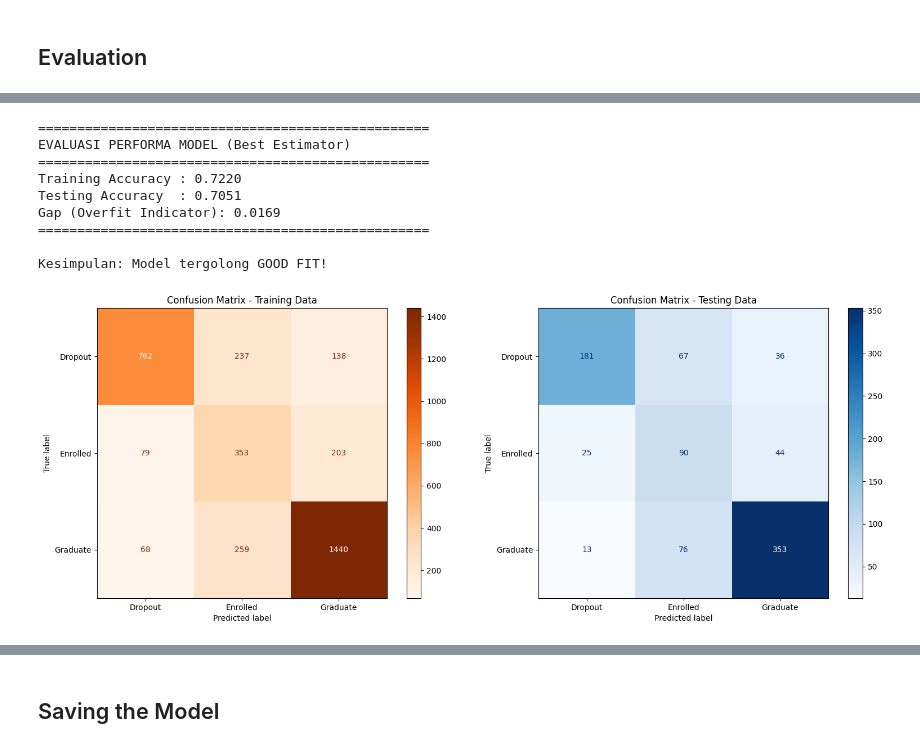
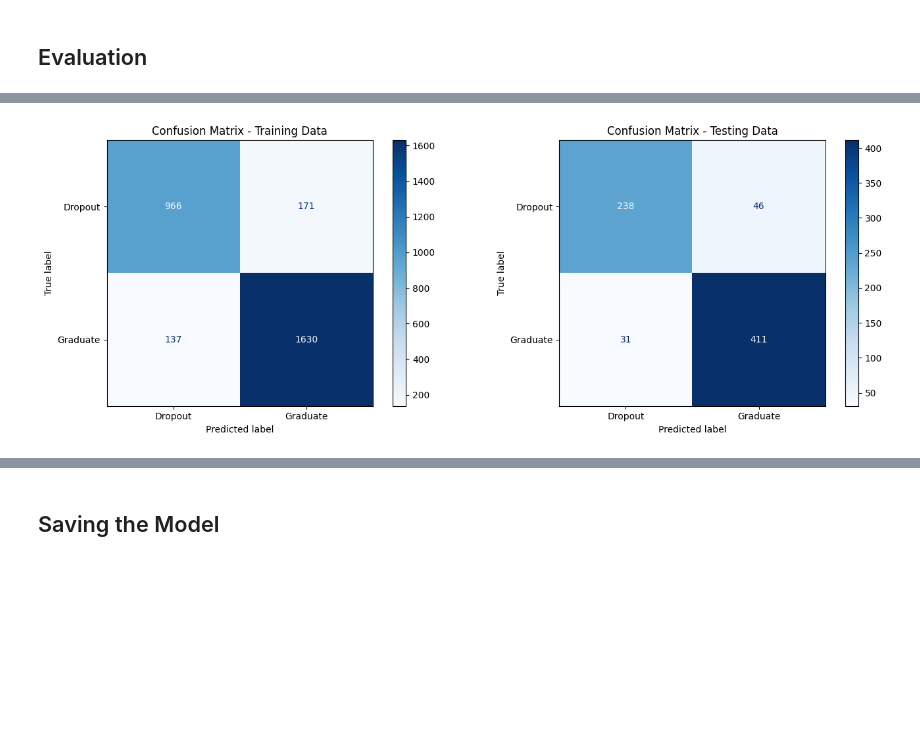
Before and after one commit to fafnir96/Jaya-Institute, a Jupyter notebook: notebook.ipynb, the cells around one changed output, grey strips where cells are left out. Cells and saved outputs as stored; diff of their text form; code cells hidden in the pictures; blank space fills up the shorter version.

Commit message:
retrain model

```diff
--- a/notebook.ipynb
+++ b/notebook.ipynb
@@ -141,12 +297,14 @@ plt.show()
 # %%
 # Encoding Target Variable
-target_mapping = {'Dropout': 0, 'Enrolled': 1, 'Graduate': 2}
-df['Status_Encoded'] = df['Status'].map(target_mapping)
+target_mapping = {'Dropout': 0, 'Graduate': 1}
+df_model['Status_Encoded'] = df_model['Status'].map(target_mapping)
 
-X = df.drop(['Status', 'Status_Encoded'], axis=1)
-y = df['Status_Encoded']
+X = df_model.drop(['Status', 'Status_Encoded'], axis=1)
+y = df_model['Status_Encoded']
 
-X_train, X_test, y_train, y_test = train_test_split(X, y, test_size=0.2, random_state=42, stratify=y)
-print("Training data shape:", X_train.shape)
-print("Testing data shape:", X_test.shape)
+X_train, X_test, y_train, y_test = train_test_split(
+    X, y, test_size=0.2, random_state=42, stratify=y
+)
+print(f"\nTraining data shape: {X_train.shape}")
+print(f"Testing data shape: {X_test.shape}")
 # %% [output]
@@ -244,43 +426,18 @@ weighted avg       0.74      0.71      0.72       885
 # %%
-print("=" * 50)
-print("EVALUASI PERFORMA MODEL (Best Estimator)")
-print("=" * 50)
-print(f"Training Accuracy : {train_accuracy:.4f}")
-print(f"Testing Accuracy  : {test_accuracy:.4f}")
-print(f"Gap (Overfit Indicator): {train_accuracy - test_accuracy:.4f}")
-print("=" * 50)
+# Confusion Matrix - Training dan Testing
+fig, axes = plt.subplots(1, 2, figsize=(14, 5))
 
-gap = train_accuracy - test_accuracy
-if gap > 0.10:
-    print("\nKesimpulan: Model terindikasi OVERFITTING.")
-elif gap > 0.05:
-    print("\nKesimpulan: Model SEDIKIT overfitting, masih dalam toleransi.")
-elif train_accuracy < 0.60:
-    print("\nKesimpulan: Model terindikasi UNDERFITTING.")
-else:
-    print("\nKesimpulan: Model tergolong GOOD FIT!")
-
-# Confusion Matrix: Train vs Test side by side
-fig, axes = plt.subplots(1, 2, figsize=(16, 6))
-
-ConfusionMatrixDisplay.from_predictions(y_train, y_train_pred,
-    display_labels=['Dropout', 'Enrolled', 'Graduate'], cmap='Oranges', ax=axes[0])
+cm_train = confusion_matrix(y_train, y_train_pred)
+ConfusionMatrixDisplay(cm_train, display_labels=['Dropout', 'Graduate']).plot(
+    ax=axes[0], cmap='Blues')
 axes[0].set_title('Confusion Matrix - Training Data')
 
-ConfusionMatrixDisplay.from_predictions(y_test, y_pred,
-    display_labels=['Dropout', 'Enrolled', 'Graduate'], cmap='Blues', ax=axes[1])
+cm_test = confusion_matrix(y_test, y_pred)
+ConfusionMatrixDisplay(cm_test, display_labels=['Dropout', 'Graduate']).plot(
+    ax=axes[1], cmap='Blues')
 axes[1].set_title('Confusion Matrix - Testing Data')
 
 plt.tight_layout()
 plt.show()
 # %% [output]
-==================================================
-EVALUASI PERFORMA MODEL (Best Estimator)
-==================================================
-Training Accuracy : 0.7220
-Testing Accuracy  : 0.7051
-Gap (Overfit Indicator): 0.0169
-==================================================
-
-Kesimpulan: Model tergolong GOOD FIT!
-[figure, old version]
+[figure, new version]
```
Also changed, not shown: parts of 30 cells of this notebook.
